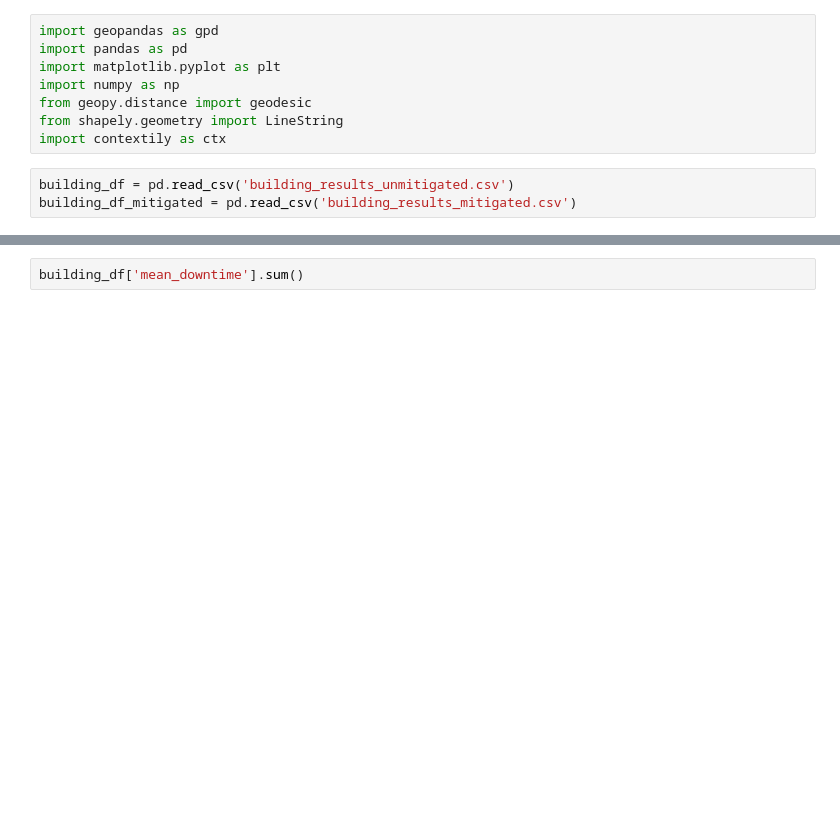
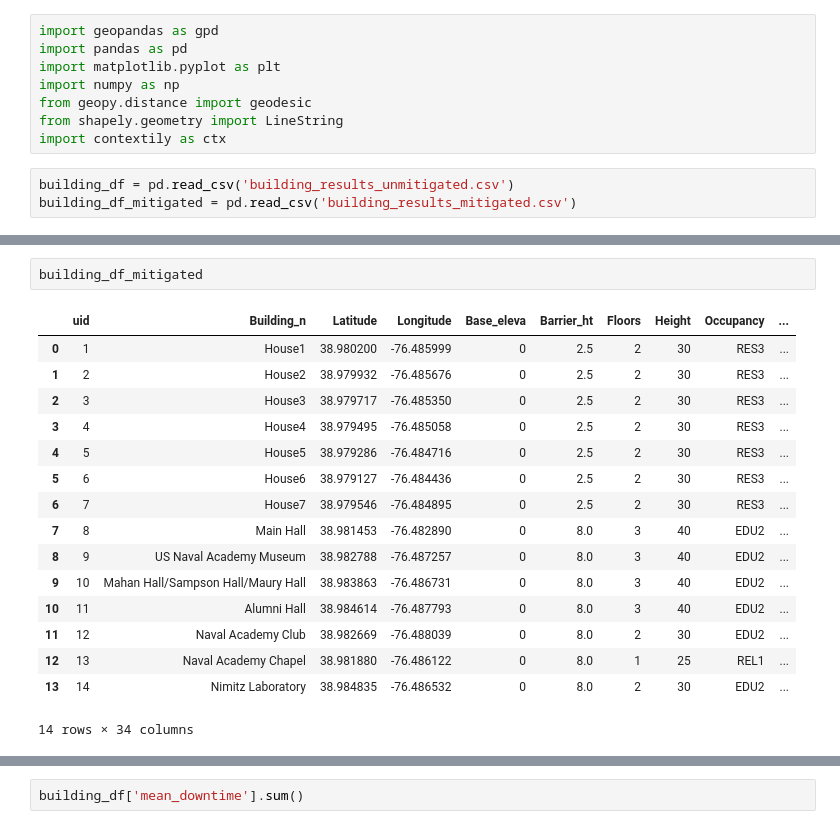
Before and after one commit to sushreyomisra07/FloodRiskBTP, a Jupyter notebook: comparison.ipynb, the cells around one changed output, grey strips where cells are left out. Saved outputs shown, nothing was run; the diff lists cells and outputs as text; blank space fills up the shorter version.

```diff
--- a/comparison.ipynb
+++ b/comparison.ipynb
@@ -11,0 +31,19 @@ building_df_mitigated = pd.read_csv('building_results_mitigated.csv')
+# %%
+building_df_mitigated
+# %% [output]
+|  | uid | Building_n | Latitude | Longitude | Base_eleva | Barrier_ht | Floors | Height | Occupancy | ... |
+| 0 | 1 | House1 | 38.980200 | -76.485999 | 0 | 2.5 | 2 | 30 | RES3 | ... |
+| 1 | 2 | House2 | 38.979932 | -76.485676 | 0 | 2.5 | 2 | 30 | RES3 | ... |
+| 2 | 3 | House3 | 38.979717 | -76.485350 | 0 | 2.5 | 2 | 30 | RES3 | ... |
+| 3 | 4 | House4 | 38.979495 | -76.485058 | 0 | 2.5 | 2 | 30 | RES3 | ... |
+| 4 | 5 | House5 | 38.979286 | -76.484716 | 0 | 2.5 | 2 | 30 | RES3 | ... |
+| 5 | 6 | House6 | 38.979127 | -76.484436 | 0 | 2.5 | 2 | 30 | RES3 | ... |
+| 6 | 7 | House7 | 38.979546 | -76.484895 | 0 | 2.5 | 2 | 30 | RES3 | ... |
+| 7 | 8 | Main Hall | 38.981453 | -76.482890 | 0 | 8.0 | 3 | 40 | EDU2 | ... |
+| 8 | 9 | US Naval Academy Museum | 38.982788 | -76.487257 | 0 | 8.0 | 3 | 40 | EDU2 | ... |
+| 9 | 10 | Mahan Hall/Sampson Hall/Maury Hall | 38.983863 | -76.486731 | 0 | 8.0 | 3 | 40 | EDU2 | ... |
+| 10 | 11 | Alumni Hall | 38.984614 | -76.487793 | 0 | 8.0 | 3 | 40 | EDU2 | ... |
+| 11 | 12 | Naval Academy Club | 38.982669 | -76.488039 | 0 | 8.0 | 2 | 30 | EDU2 | ... |
+| 12 | 13 | Naval Academy Chapel | 38.981880 | -76.486122 | 0 | 8.0 | 1 | 25 | REL1 | ... |
+| 13 | 14 | Nimitz Laboratory | 38.984835 | -76.486532 | 0 | 8.0 | 2 | 30 | EDU2 | ... |
+14 rows × 34 columns
```
Also changed, not shown: parts of 11 cells of this notebook.
